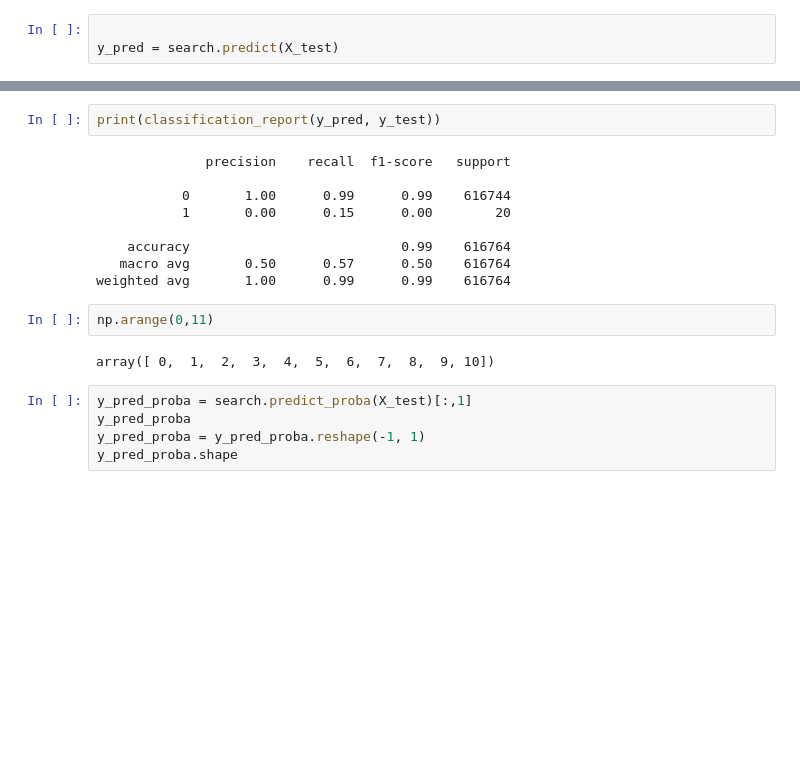
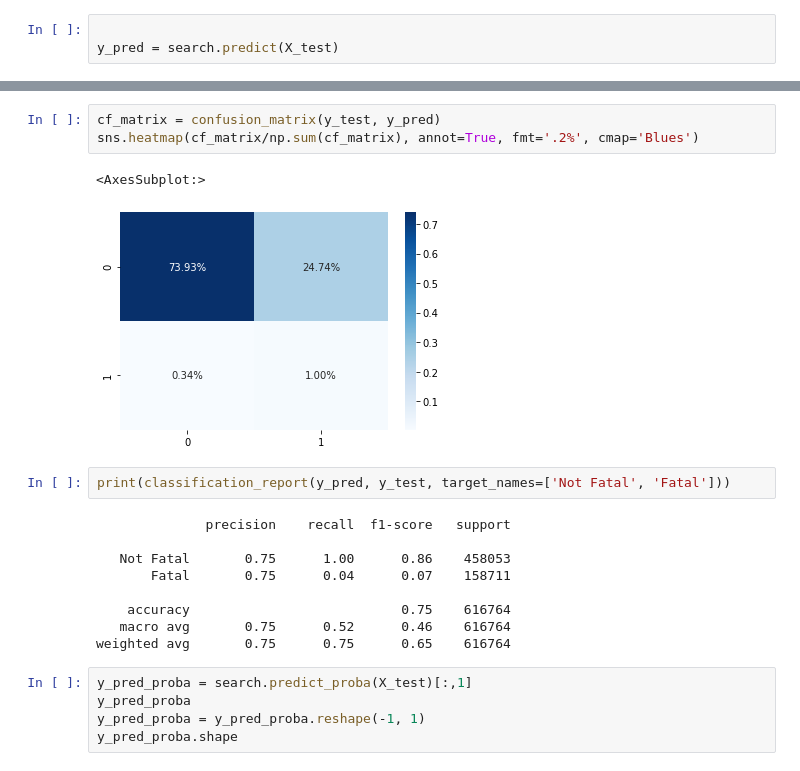
Before and after one commit to scharpham/Springboard, a Jupyter notebook: Capstone2/capstone2/notebooks/Capstone2-Modelling.ipynb, the cells around one changed output, grey strips where cells are left out. Drawn from its saved outputs; the diff is of its cells as text; blank space fills up the shorter version.

```diff
--- a/Capstone2/capstone2/notebooks/Capstone2-Modelling.ipynb
+++ b/Capstone2/capstone2/notebooks/Capstone2-Modelling.ipynb
@@ -92,18 +107,20 @@ y_pred = search.predict(X_test)
+# %%
+cf_matrix = confusion_matrix(y_test, y_pred)
+sns.heatmap(cf_matrix/np.sum(cf_matrix), annot=True, fmt='.2%', cmap='Blues')
+# %% [output]
+<AxesSubplot:>
+[figure, added]
 # %%
-print(classification_report(y_pred, y_test))
+print(classification_report(y_pred, y_test, target_names=['Not Fatal', 'Fatal']))
 # %% [output]
               precision    recall  f1-score   support
 
-           0       1.00      0.99      0.99    616744
-           1       0.00      0.15      0.00        20
+   Not Fatal       0.75      1.00      0.86    458053
+       Fatal       0.75      0.04      0.07    158711
 
-    accuracy                           0.99    616764
-   macro avg       0.50      0.57      0.50    616764
-weighted avg       1.00      0.99      0.99    616764
+    accuracy                           0.75    616764
+   macro avg       0.75      0.52      0.46    616764
+weighted avg       0.75      0.75      0.65    616764
-# %%
-np.arange(0,11)
-# %% [output]
-array([ 0,  1,  2,  3,  4,  5,  6,  7,  8,  9, 10])
 # %%
 y_pred_proba = search.predict_proba(X_test)[:,1]
 y_pred_proba
```
Also changed, not shown: parts of 29 cells of this notebook, 5 other files.
